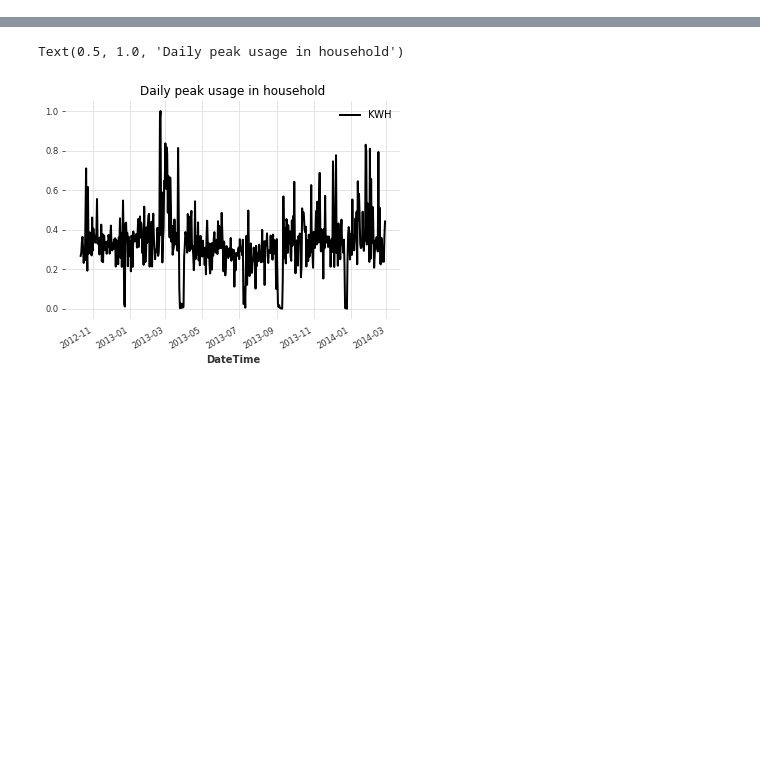
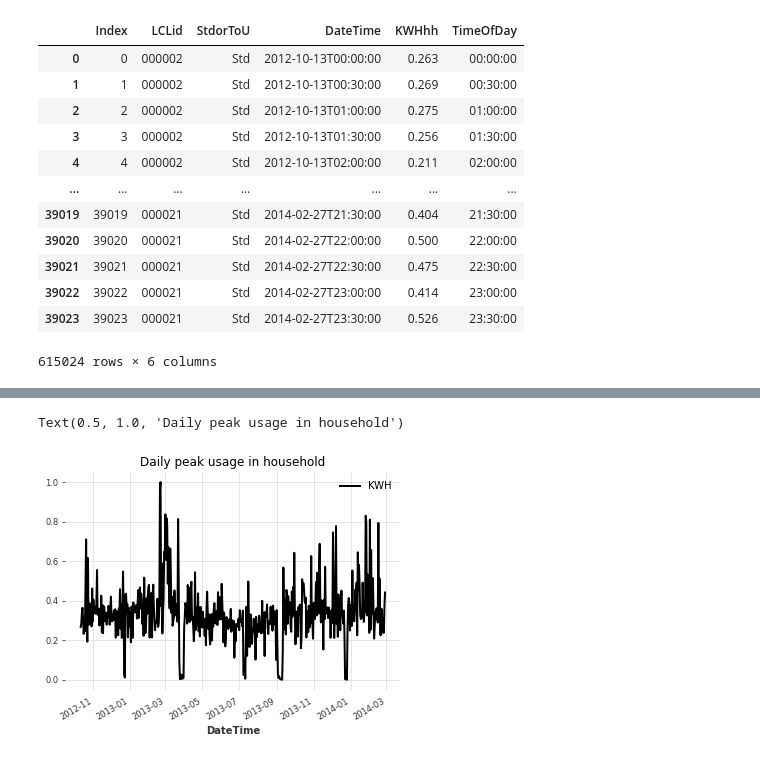
Before and after one commit to timmermansjoy/Energy-Research, a Jupyter notebook: notebooks/darts/darts.ipynb, the cells around one changed output, grey strips where cells are left out. Saved outputs shown, nothing was run; the diff lists cells and outputs as text; code cells hidden in the pictures; blank space fills up the shorter version.

```diff
--- a/notebooks/darts/darts.ipynb
+++ b/notebooks/darts/darts.ipynb
@@ -56,2 +84,24 @@ df
+# %%
+import glob
+df = pd.concat([pd.read_csv(x) for x in sorted(glob.glob("../../Data/london_clean/*.csv"))[:20]])
+# %%
+
+df['LCLid'] = df['LCLid'].apply(lambda x: x[3:])
+# %%
+df
+# %% [output]
+|  | Index | LCLid | StdorToU | DateTime | KWHhh | TimeOfDay |
+| 0 | 0 | 000002 | Std | 2012-10-13T00:00:00 | 0.263 | 00:00:00 |
+| 1 | 1 | 000002 | Std | 2012-10-13T00:30:00 | 0.269 | 00:30:00 |
+| 2 | 2 | 000002 | Std | 2012-10-13T01:00:00 | 0.275 | 01:00:00 |
+| 3 | 3 | 000002 | Std | 2012-10-13T01:30:00 | 0.256 | 01:30:00 |
+| 4 | 4 | 000002 | Std | 2012-10-13T02:00:00 | 0.211 | 02:00:00 |
+| ... | ... | ... | ... | ... | ... | ... |
+| 39019 | 39019 | 000021 | Std | 2014-02-27T21:30:00 | 0.404 | 21:30:00 |
+| 39020 | 39020 | 000021 | Std | 2014-02-27T22:00:00 | 0.500 | 22:00:00 |
+| 39021 | 39021 | 000021 | Std | 2014-02-27T22:30:00 | 0.475 | 22:30:00 |
+| 39022 | 39022 | 000021 | Std | 2014-02-27T23:00:00 | 0.414 | 23:00:00 |
+| 39023 | 39023 | 000021 | Std | 2014-02-27T23:30:00 | 0.526 | 23:30:00 |
+615024 rows × 6 columns
 # %%
 helper.find_gaps(df)
```
Also changed, not shown: parts of 8 cells of this notebook, 2 other files.
